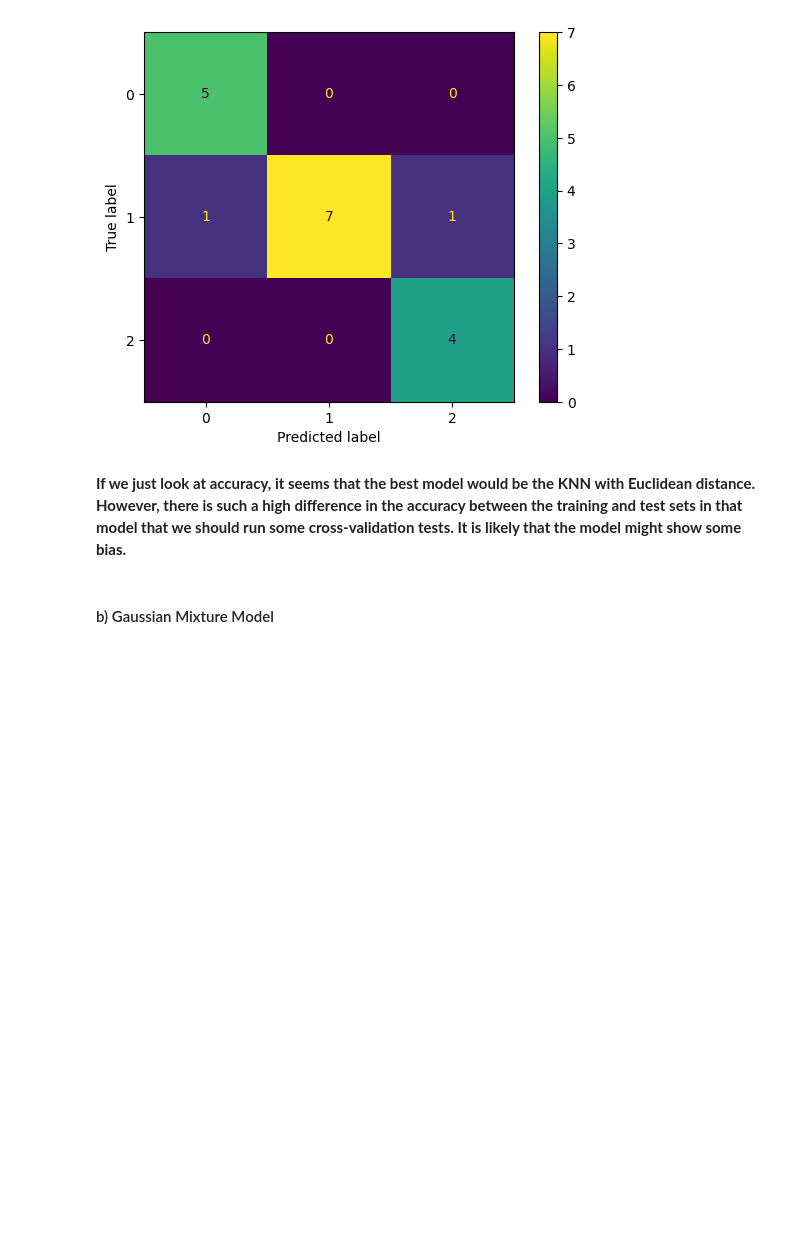
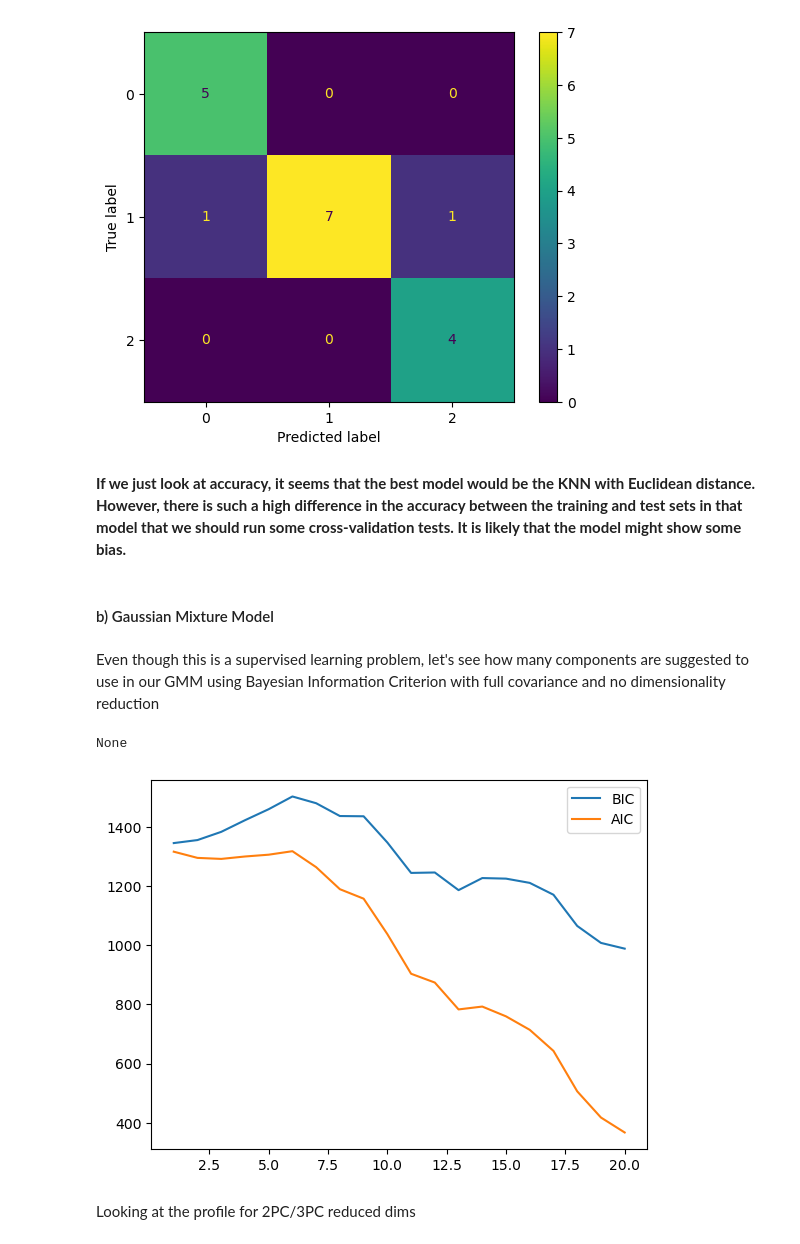
Before and after one commit to simlal/data-mining-assignments_bin710, a Jupyter notebook: dev1/tp1.ipynb, the cells around one changed output. Cells and saved outputs as stored; diff of their text form; code cells hidden in the pictures; blank space fills up the shorter version.

```diff
--- a/dev1/tp1.ipynb
+++ b/dev1/tp1.ipynb
@@ -818,3 +783,23 @@ ConfusionMatrixDisplay.from_predictions(y_test, y_pred)
 **If we just look at accuracy, it seems that the best model would be the KNN with Euclidean distance. However, there is such a high difference in the accuracy between the training and test sets in that model that we should run some cross-validation tests. It is likely that the model might show some bias.**
 # %% [markdown]
 #### b) Gaussian Mixture Model
+# %% [markdown]
+Even though this is a supervised learning problem, let's see how many components are suggested to use in our GMM using Bayesian Information Criterion with full covariance and no dimensionality reduction
+# %%
+# BIC hyperparameter optimization
+def optimize_gmm_compo(max_compo, X):
+    n_compo_range = np.arange(1,max_compo+1)
+    covar_type = "full"
+    gmms = [GaussianMixture(i, covariance_type="full", random_state=0).fit(X) for i in n_compo_range]
+    bics = [gmm.bic(X)for gmm in gmms]
+    aics = [gmm.aic(X) for gmm in gmms]
+    plt.plot(n_compo_range, bics, label="BIC")
+    plt.plot(n_compo_range, aics, label="AIC")
+    plt.legend()
+
+print(optimize_gmm_compo(20, X))
+# %% [output]
+None
+[figure, added]
+# %% [markdown]
+Looking at the profile for 2PC/3PC reduced dims
```
Also changed, not shown: parts of 19 cells of this notebook.
